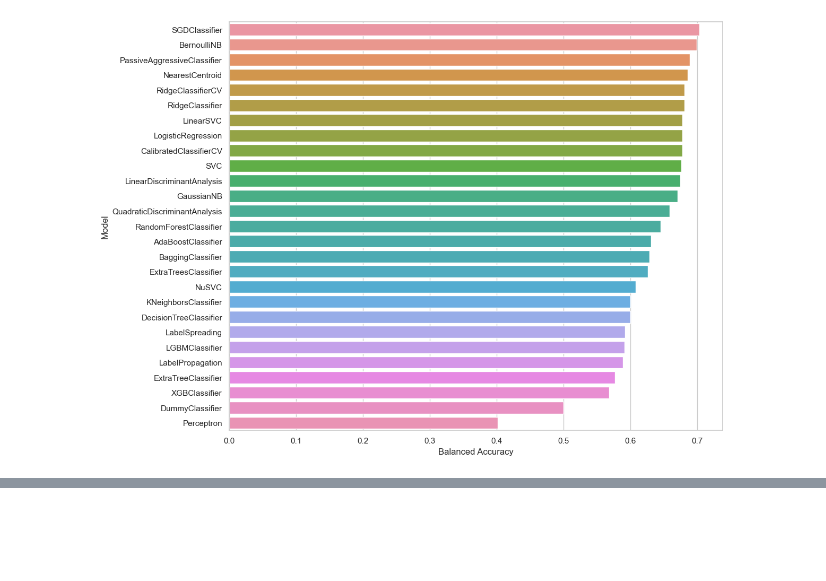
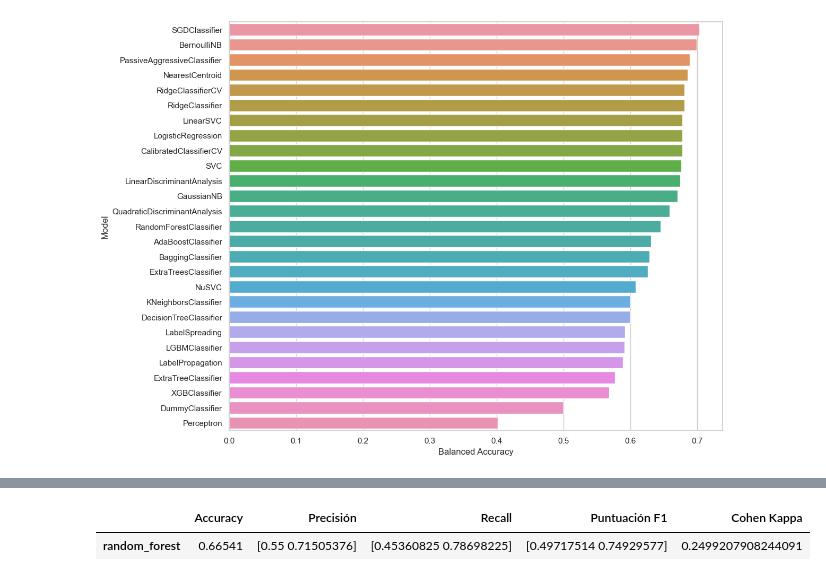
Before and after one commit to VicenteMontenegro/CienciasdeDatos, a Jupyter notebook: ExamenCssDatosEconomia.ipynb, the cells around one changed output, grey strips where cells are left out. Drawn from its saved outputs; the diff is of its cells as text; code cells hidden in the pictures; blank space fills up the shorter version.

```diff
--- a/ExamenCssDatosEconomia.ipynb
+++ b/ExamenCssDatosEconomia.ipynb
@@ -314,0 +324,8 @@ ax = sns.barplot(y=predictions.index, x="Balanced Accuracy", data=predictions)
+# %%
+#Instanciar algoritmo de clasificación RFC
+rfc_clf = RandomForestClassifier()
+# Aplicar modelo a datos de entrenamietno
+classifier = rfc_clf.fit(X_train, y_train)
+# %%
+# Generar predicciones con datos test
+y_pred_rfc = classifier.predict(X_test)
@@ -314,0 +346,11 @@ ax = sns.barplot(y=predictions.index, x="Balanced Accuracy", data=predictions)
+# %%
+# Crear función para visualizar métricas
+def fn_metricas_info(modelo, y_verdadero, y_calculado):
+    metrics = {
+        'Accuracy': "%.5f" % accuracy_score(y_verdadero, y_calculado),
+        'Precisión': "{}".format(precision_score(y_verdadero, y_calculado, average=None)),
+        'Recall': "{}".format(recall_score(y_verdadero, y_calculado, average=None)),
+        'Puntuación F1': "{}".format(f1_score(y_verdadero, y_calculado, average=None)),
+        'Cohen Kappa': "{}".format(cohen_kappa_score(y_verdadero, y_calculado))
+    }
+    return pd.DataFrame(metrics, index=[modelo])
@@ -314,0 +427,7 @@ ax = sns.barplot(y=predictions.index, x="Balanced Accuracy", data=predictions)
+# %%
+#Métricas del modelo
+metrica = fn_metricas_info('random_forest', y_test, y_pred_rfc)
+metrica
+# %% [output]
+|  | Accuracy | Precisión | Recall | Puntuación F1 | Cohen Kappa |
+| random_forest | 0.66541 | [0.55 0.71505376] | [0.45360825 0.78698225] | [0.49717514 0.74929577] | 0.2499207908244091 |
```
Also changed, not shown: parts of 13 cells of this notebook, 1 other file.
